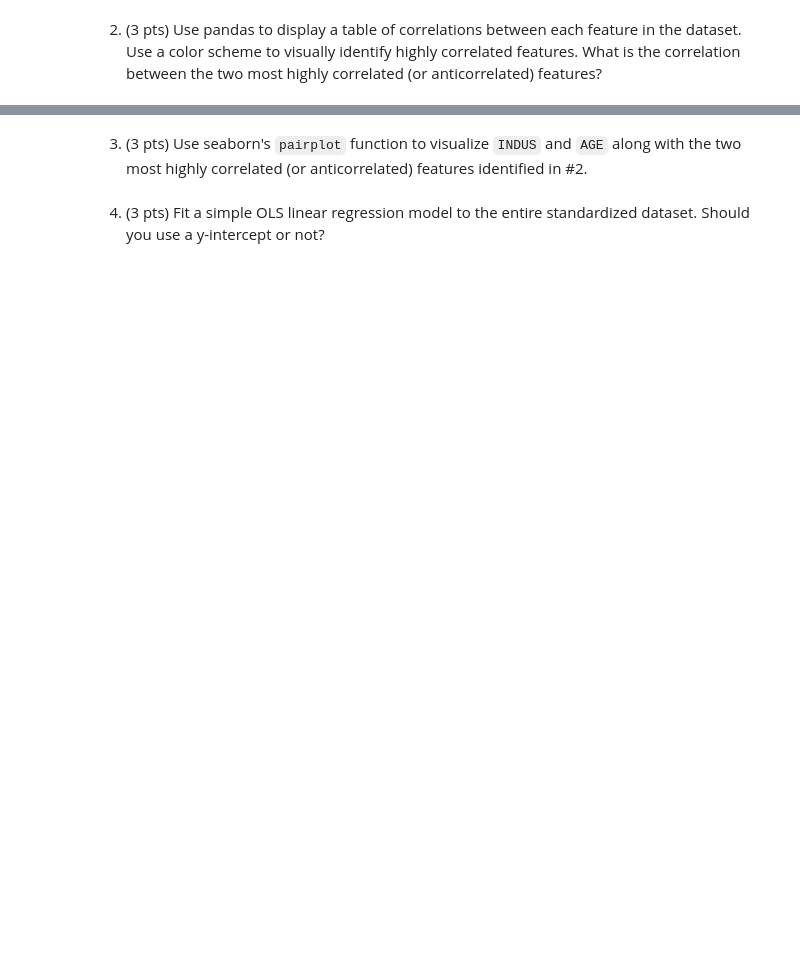
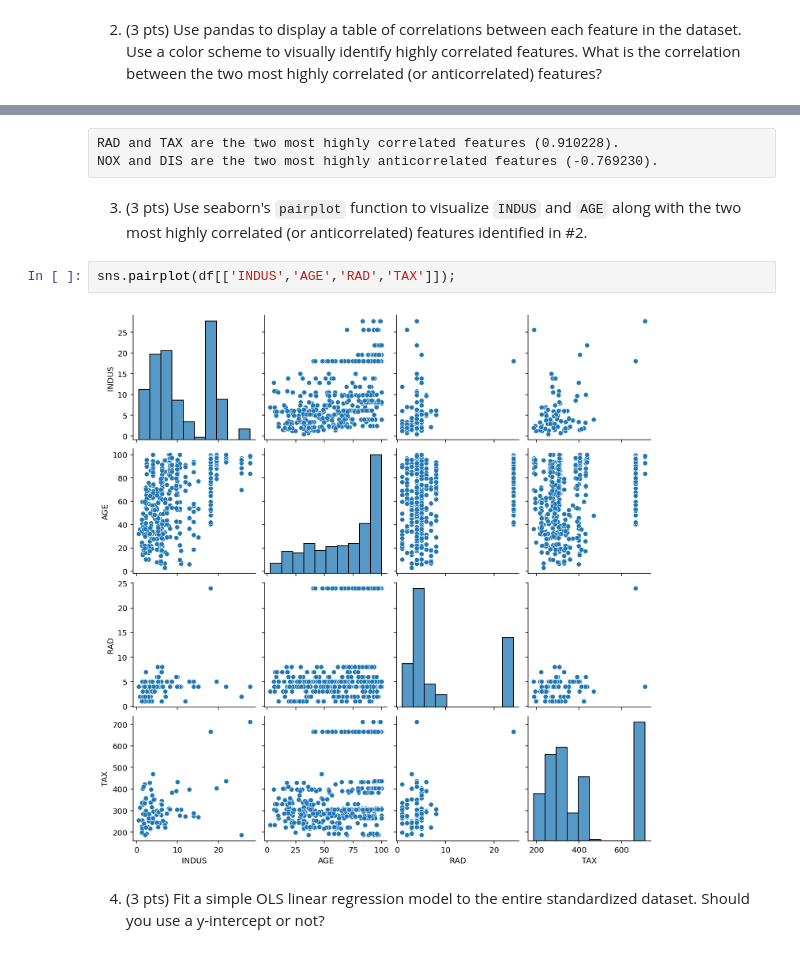
Before and after one commit to nishadalal120/NEU-365P-385L-Spring-2021, a Jupyter notebook: homework/homework-linear_regression.ipynb, the cells around one changed output, grey strips where cells are left out. Drawn from its saved outputs; the diff is of its cells as text; blank space fills up the shorter version.

```diff
--- a/homework/homework-linear_regression.ipynb
+++ b/homework/homework-linear_regression.ipynb
@@ -53,4 +86,11 @@ df
+# %% [raw]
+RAD and TAX are the two most highly correlated features (0.910228).
+NOX and DIS are the two most highly anticorrelated features (-0.769230).
 # %% [markdown]
 3. (3 pts) Use seaborn's `pairplot` function to visualize `INDUS` and `AGE` along with the two most highly correlated (or anticorrelated) features identified in #2.
+# %%
+sns.pairplot(df[['INDUS','AGE','RAD','TAX']]);
+# %% [output]
+[figure, added]
 # %% [markdown]
 4. (3 pts) Fit a simple OLS linear regression model to the entire standardized dataset. Should you use a y-intercept or not?
```
Also changed, not shown: parts of 8 cells of this notebook.
